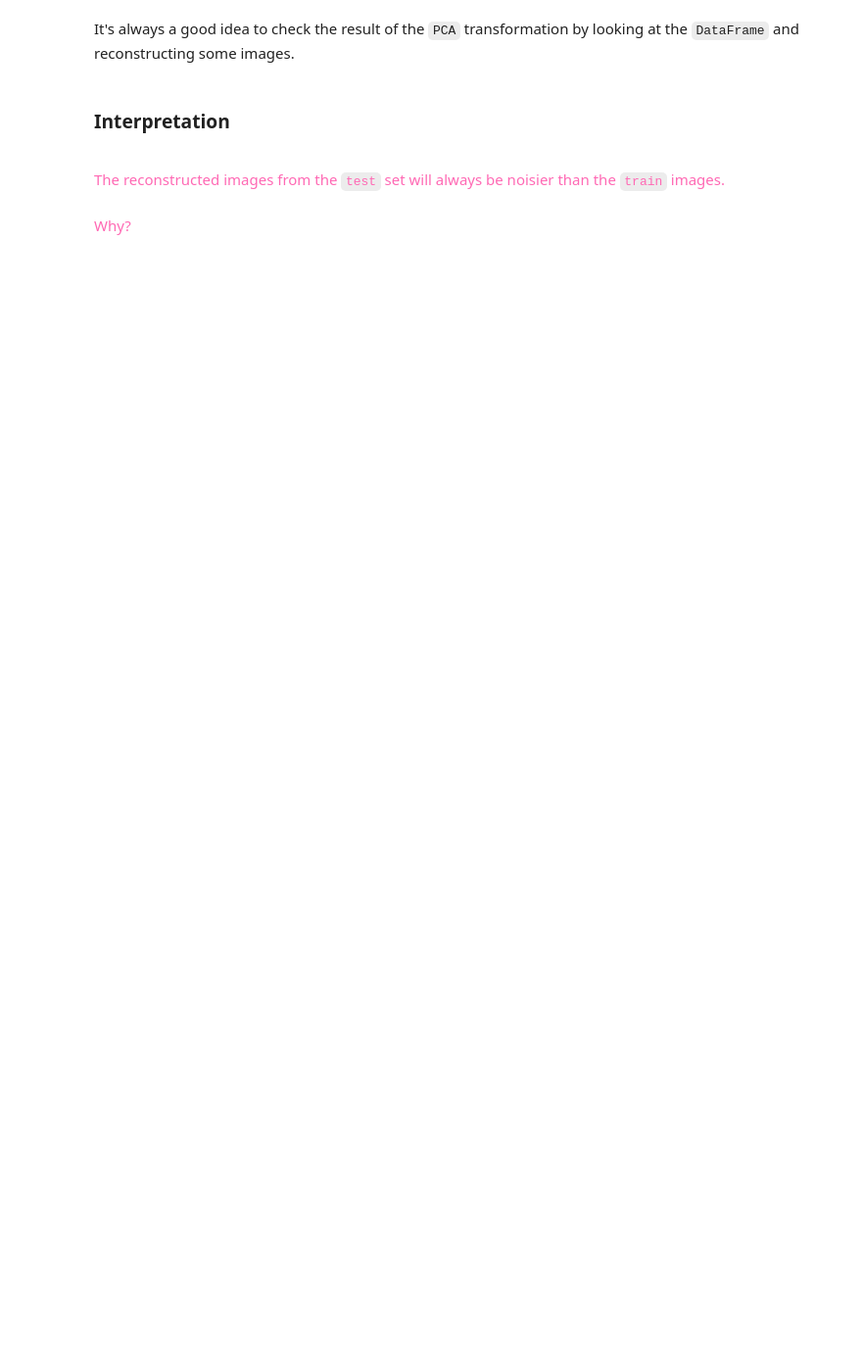
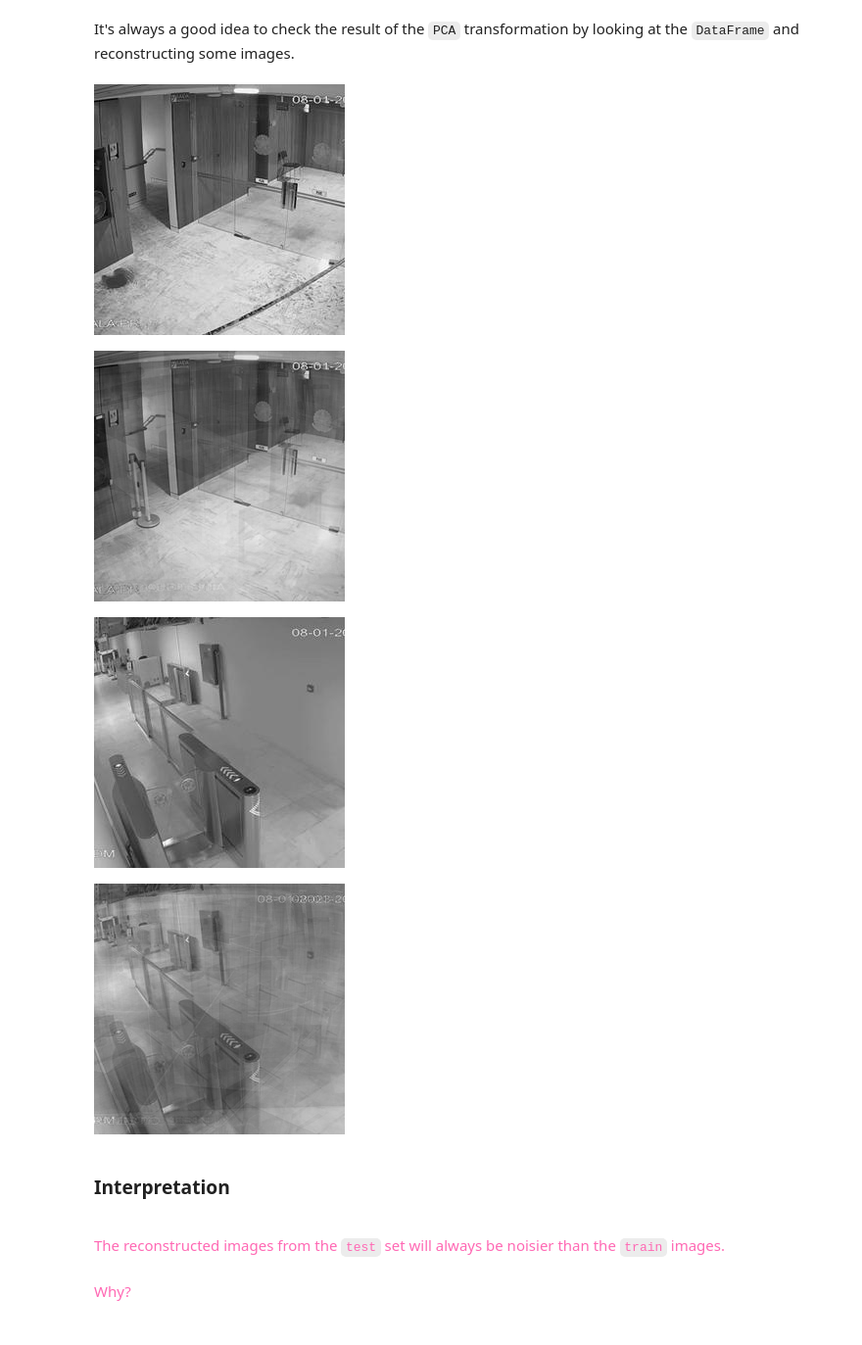
Before and after one commit to idmmachinelearning-ms/HW09, a Jupyter notebook: HW09.ipynb, the cells around one changed output. Shown at 98% size. Drawn from its saved outputs; the diff is of its cells as text; code cells hidden in the pictures; blank space fills up the shorter version.

```diff
--- a/HW09.ipynb
+++ b/HW09.ipynb
@@ -593,6 +673,8 @@ Why, or why not?
 Now we'll open the image files inside the `./data/images/0801-500/test/` directory, using almost the exact same steps as we did above to create a `DataFrame` with the exception that we don't have labels for these images.
 # %%
 # TODO: create a list of files in the test/ directory
-test_files = []
+test_files = [f for f in listdir("./data/images/0801-500/test/") if f.endswith(".jpg")]
 
 # TODO: check its length and content
+print(len(test_files))
+test_files[:5]
@@ -611,3 +700,8 @@ Since those are already trained, all we have to do is run their `transform()` fu
 # %%
 # TODO: run PCA on test pixels, get DataFrame
 #       this is the same PCA that was created above, not a new one
+
+test_pca_df = cam_pca.fit_transform(test_pixel_data)
+
+# TODO: take a look at the first 5 rows
+display(test_pca_df.head()[:5])
@@ -614,9 +716,21 @@ Since those are already trained, all we have to do is run their `transform()` fu
 # %% [markdown]
 It's always a good idea to check the result of the `PCA` transformation by looking at the `DataFrame` and reconstructing some images.
 # %%
+test_pca_pixels = cam_pca.inverse_transform(test_pca_df)
+
 # TODO: reconstruct one or two images
+display(make_image(test_pixel_data[0], width=256))
+display(make_image(test_pca_pixels.loc[0], width=256))
+
+display(make_image(test_pixel_data[110], width=256))
+display(make_image(test_pca_pixels.loc[110], width=256))
 
 # TODO: take a look at the first 5 rows
+# %% [output]
+[figure, added]
+[figure, added]
+[figure, added]
+[figure, added]
 # %% [markdown]
 ### Interpretation
 
```
Also changed, not shown: parts of 16 cells of this notebook.
